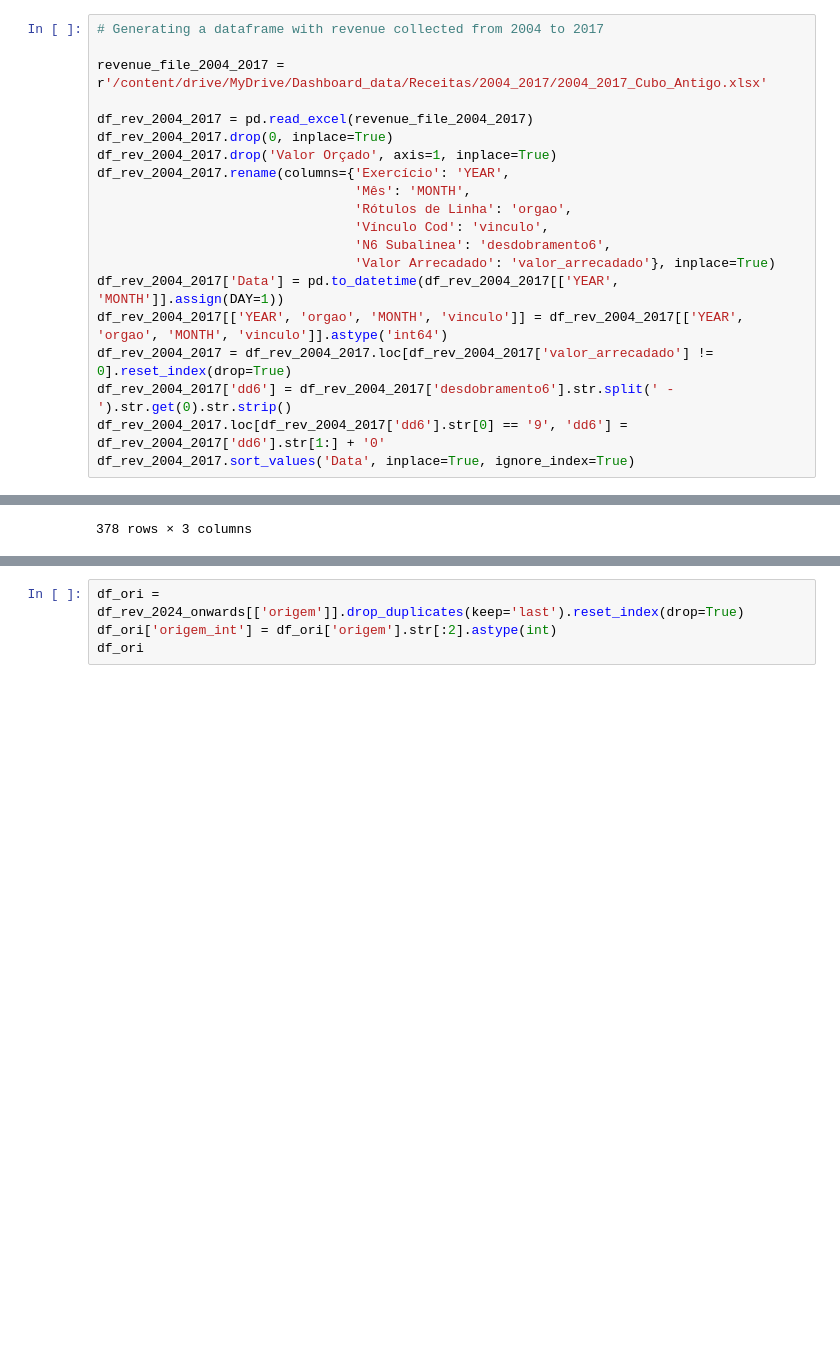
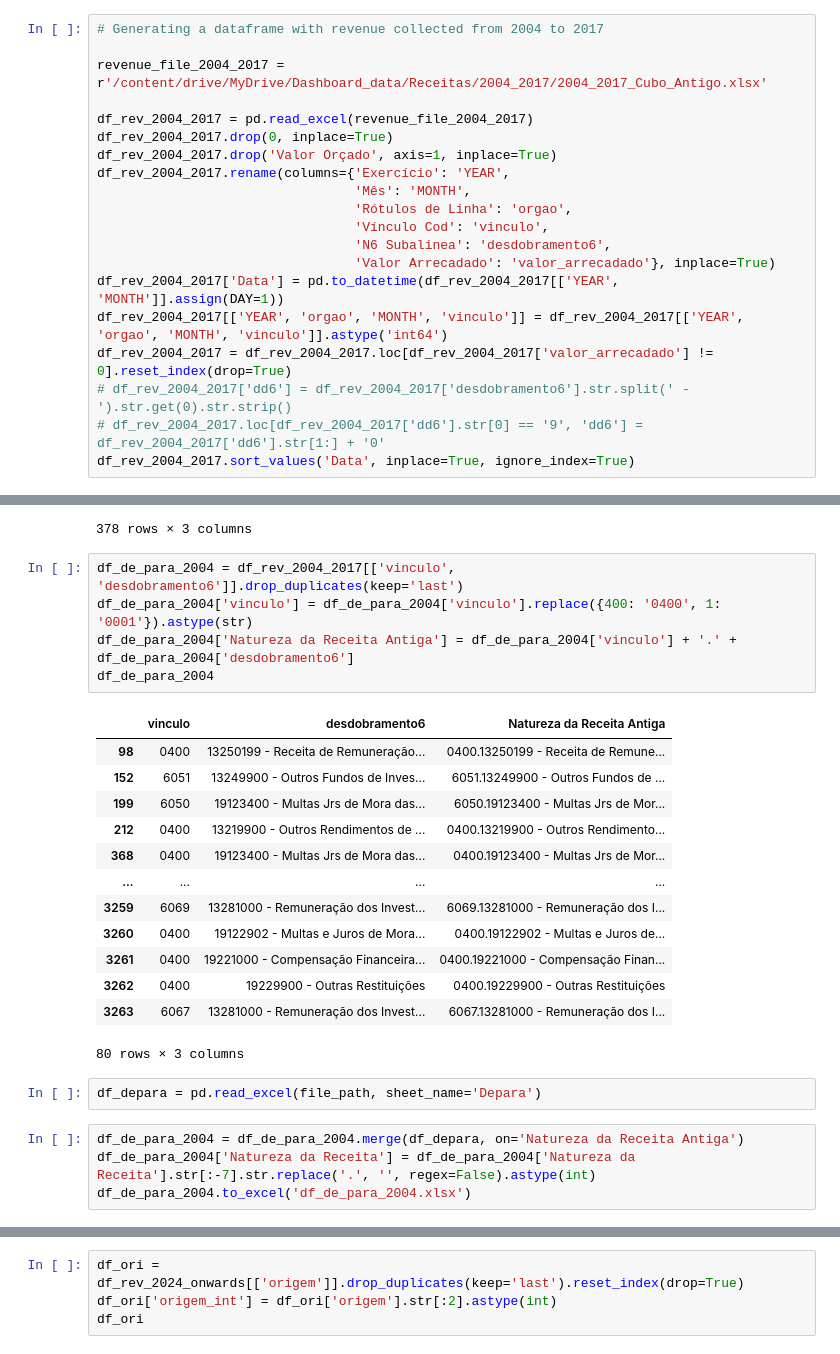
Before and after one commit to TiagoIesbick/dashboard-etl, a Jupyter notebook: dashboard_data.ipynb, the cells around one changed output, grey strips where cells are left out. Drawn from its saved outputs; the diff is of its cells as text; blank space fills up the shorter version.

```diff
--- a/dashboard_data.ipynb
+++ b/dashboard_data.ipynb
@@ -200,8 +200,8 @@ df_rev_2004_2017.rename(columns={'Exercício': 'YEAR',
 df_rev_2004_2017['Data'] = pd.to_datetime(df_rev_2004_2017[['YEAR', 'MONTH']].assign(DAY=1))
 df_rev_2004_2017[['YEAR', 'orgao', 'MONTH', 'vinculo']] = df_rev_2004_2017[['YEAR', 'orgao', 'MONTH', 'vinculo']].astype('int64')
 df_rev_2004_2017 = df_rev_2004_2017.loc[df_rev_2004_2017['valor_arrecadado'] != 0].reset_index(drop=True)
-df_rev_2004_2017['dd6'] = df_rev_2004_2017['desdobramento6'].str.split(' - ').str.get(0).str.strip()
-df_rev_2004_2017.loc[df_rev_2004_2017['dd6'].str[0] == '9', 'dd6'] = df_rev_2004_2017['dd6'].str[1:] + '0'
+# df_rev_2004_2017['dd6'] = df_rev_2004_2017['desdobramento6'].str.split(' - ').str.get(0).str.strip()
+# df_rev_2004_2017.loc[df_rev_2004_2017['dd6'].str[0] == '9', 'dd6'] = df_rev_2004_2017['dd6'].str[1:] + '0'
 df_rev_2004_2017.sort_values('Data', inplace=True, ignore_index=True)
 # %%
 # Generating a dataframe with revenue collected from 2018 to 2023
@@ -323,3 +323,28 @@ df_de_para[['rubrica', 'rubrica_sigef', 'nome_rubrica']]
 | 376 | 913210041020100 | 1321040105 | Fundos de Investimentos em Renda ... |
 | 377 | 913210401010201 | 1321040105 | Fundos de Investimentos em Renda ... |
 378 rows × 3 columns
+# %%
+df_de_para_2004 = df_rev_2004_2017[['vinculo', 'desdobramento6']].drop_duplicates(keep='last')
+df_de_para_2004['vinculo'] = df_de_para_2004['vinculo'].replace({400: '0400', 1: '0001'}).astype(str)
+df_de_para_2004['Natureza da Receita Antiga'] = df_de_para_2004['vinculo'] + '.' + df_de_para_2004['desdobramento6']
+df_de_para_2004
+# %% [output]
+|  | vinculo | desdobramento6 | Natureza da Receita Antiga |
+| 98 | 0400 | 13250199 - Receita de Remuneração... | 0400.13250199 - Receita de Remune... |
+| 152 | 6051 | 13249900 - Outros Fundos de Inves... | 6051.13249900 - Outros Fundos de ... |
+| 199 | 6050 | 19123400 - Multas Jrs de Mora das... | 6050.19123400 - Multas Jrs de Mor... |
+| 212 | 0400 | 13219900 - Outros Rendimentos de ... | 0400.13219900 - Outros Rendimento... |
+| 368 | 0400 | 19123400 - Multas Jrs de Mora das... | 0400.19123400 - Multas Jrs de Mor... |
+| ... | ... | ... | ... |
+| 3259 | 6069 | 13281000 - Remuneração dos Invest... | 6069.13281000 - Remuneração dos I... |
+| 3260 | 0400 | 19122902 - Multas e Juros de Mora... | 0400.19122902 - Multas e Juros de... |
+| 3261 | 0400 | 19221000 - Compensação Financeira... | 0400.19221000 - Compensação Finan... |
+| 3262 | 0400 | 19229900 - Outras Restituições | 0400.19229900 - Outras Restituições |
+| 3263 | 6067 | 13281000 - Remuneração dos Invest... | 6067.13281000 - Remuneração dos I... |
+80 rows × 3 columns
+# %%
+df_depara = pd.read_excel(file_path, sheet_name='Depara')
+# %%
+df_de_para_2004 = df_de_para_2004.merge(df_depara, on='Natureza da Receita Antiga')
+df_de_para_2004['Natureza da Receita'] = df_de_para_2004['Natureza da Receita'].str[:-7].str.replace('.', '', regex=False).astype(int)
+df_de_para_2004.to_excel('df_de_para_2004.xlsx')
```
Also changed, not shown: parts of 3 cells of this notebook.
